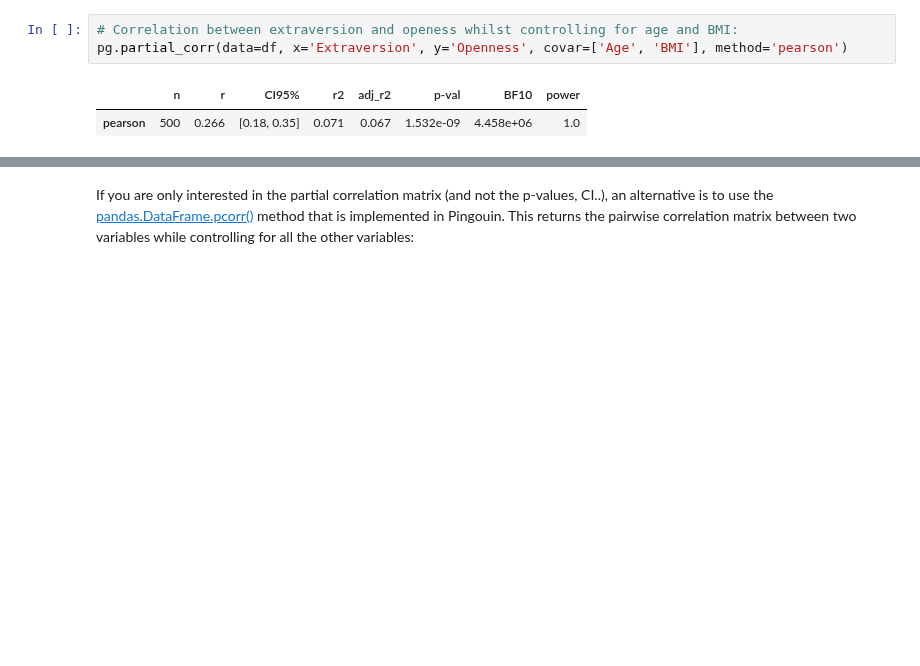
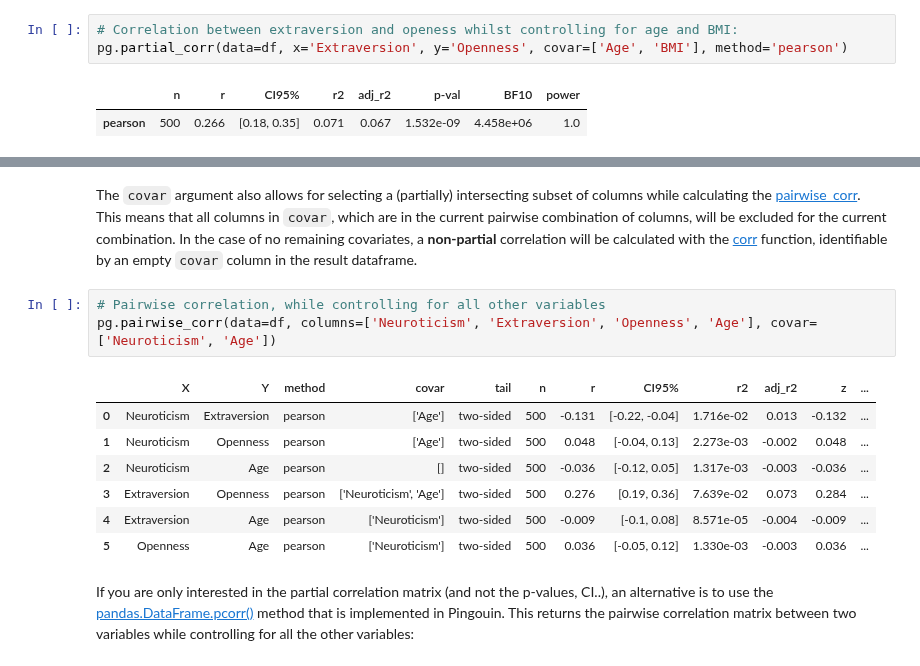
Before and after one commit to raphaelvallat/pingouin, a Jupyter notebook: notebooks/04_Correlations.ipynb, the cells around one changed output, grey strips where cells are left out. Saved outputs shown, nothing was run; the diff lists cells and outputs as text; blank space fills up the shorter version.

```diff
--- a/notebooks/04_Correlations.ipynb
+++ b/notebooks/04_Correlations.ipynb
@@ -334,3 +354,16 @@ pg.pairwise_corr(data=df, covar=['Age', 'Gender', 'BMI'], method='spearman')
+# %% [markdown]
+The `covar` argument also allows for selecting a (partially) intersecting subset of columns while calculating the [pairwise_corr](https://pingouin-stats.org/generated/pingouin.pairwise_corr.html#pingouin.pairwise_corr). This means that all columns in `covar`, which are in the current pairwise combination of columns, will be excluded for the current combination. In the case of no remaining covariates, a **non-partial** correlation will be calculated with the [corr](https://pingouin-stats.org/generated/pingouin.corr.html#pingouin.corr) function, identifiable by an empty `covar` column in the result dataframe.
+# %%
+# Pairwise correlation, while controlling for all other variables
+pg.pairwise_corr(data=df, columns=['Neuroticism', 'Extraversion', 'Openness', 'Age'], covar=['Neuroticism', 'Age'])
+# %% [output]
+|  | X | Y | method | covar | tail | n | r | CI95% | r2 | adj_r2 | z | ... |
+| 0 | Neuroticism | Extraversion | pearson | ['Age'] | two-sided | 500 | -0.131 | [-0.22, -0.04] | 1.716e-02 | 0.013 | -0.132 | ... |
+| 1 | Neuroticism | Openness | pearson | ['Age'] | two-sided | 500 | 0.048 | [-0.04, 0.13] | 2.273e-03 | -0.002 | 0.048 | ... |
+| 2 | Neuroticism | Age | pearson | [] | two-sided | 500 | -0.036 | [-0.12, 0.05] | 1.317e-03 | -0.003 | -0.036 | ... |
+| 3 | Extraversion | Openness | pearson | ['Neuroticism', 'Age'] | two-sided | 500 | 0.276 | [0.19, 0.36] | 7.639e-02 | 0.073 | 0.284 | ... |
+| 4 | Extraversion | Age | pearson | ['Neuroticism'] | two-sided | 500 | -0.009 | [-0.1, 0.08] | 8.571e-05 | -0.004 | -0.009 | ... |
+| 5 | Openness | Age | pearson | ['Neuroticism'] | two-sided | 500 | 0.036 | [-0.05, 0.12] | 1.330e-03 | -0.003 | 0.036 | ... |
 # %% [markdown]
 If you are only interested in the partial correlation matrix (and not the p-values, CI..), an alternative is to use the [pandas.DataFrame.pcorr()](https://pingouin-stats.org/generated/pingouin.pcorr.html#pingouin.pcorr) method that is implemented in Pingouin. This returns the pairwise correlation matrix between two variables while controlling for all the other variables:
 # %%
```
Also changed, not shown: parts of 4 cells of this notebook, 2 other files.
